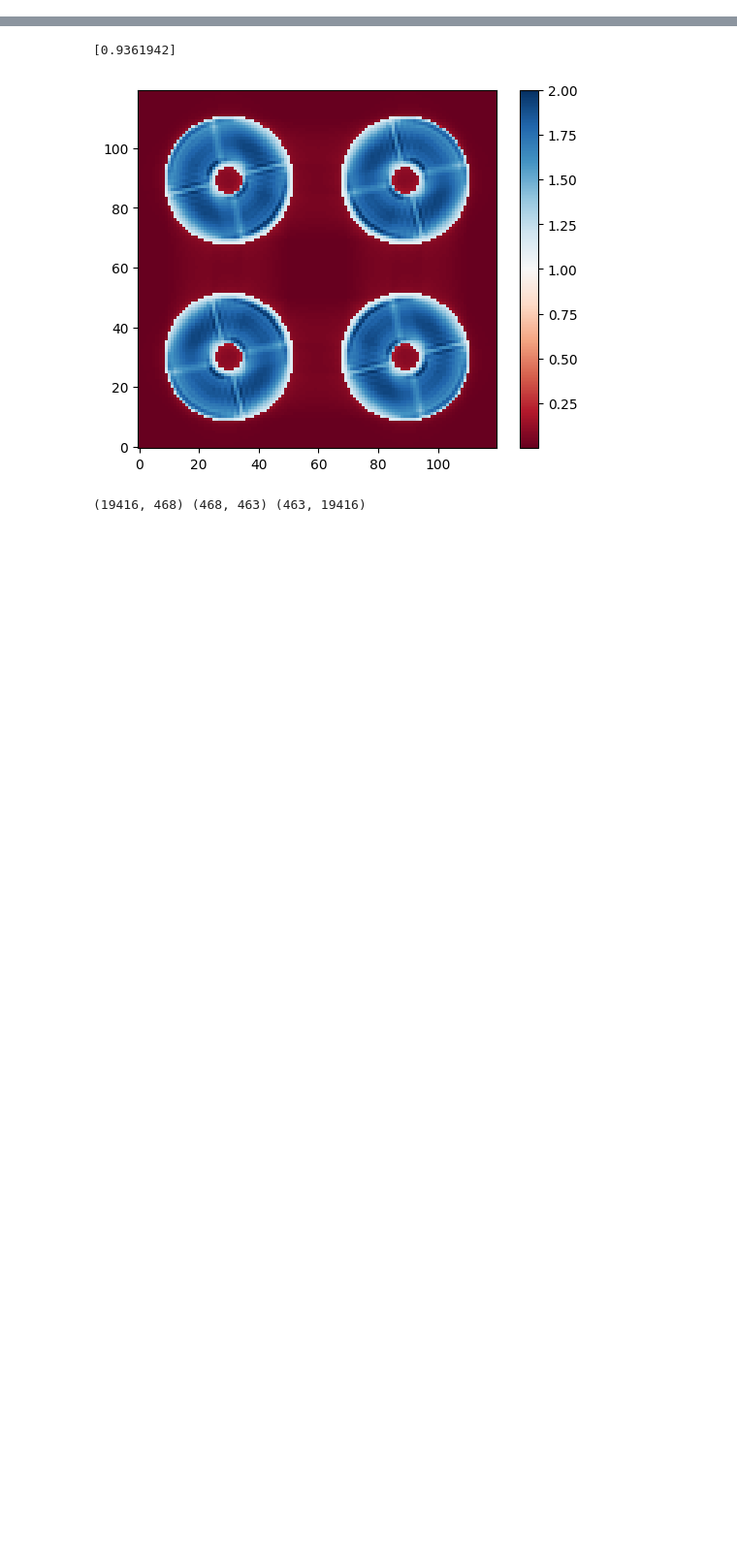
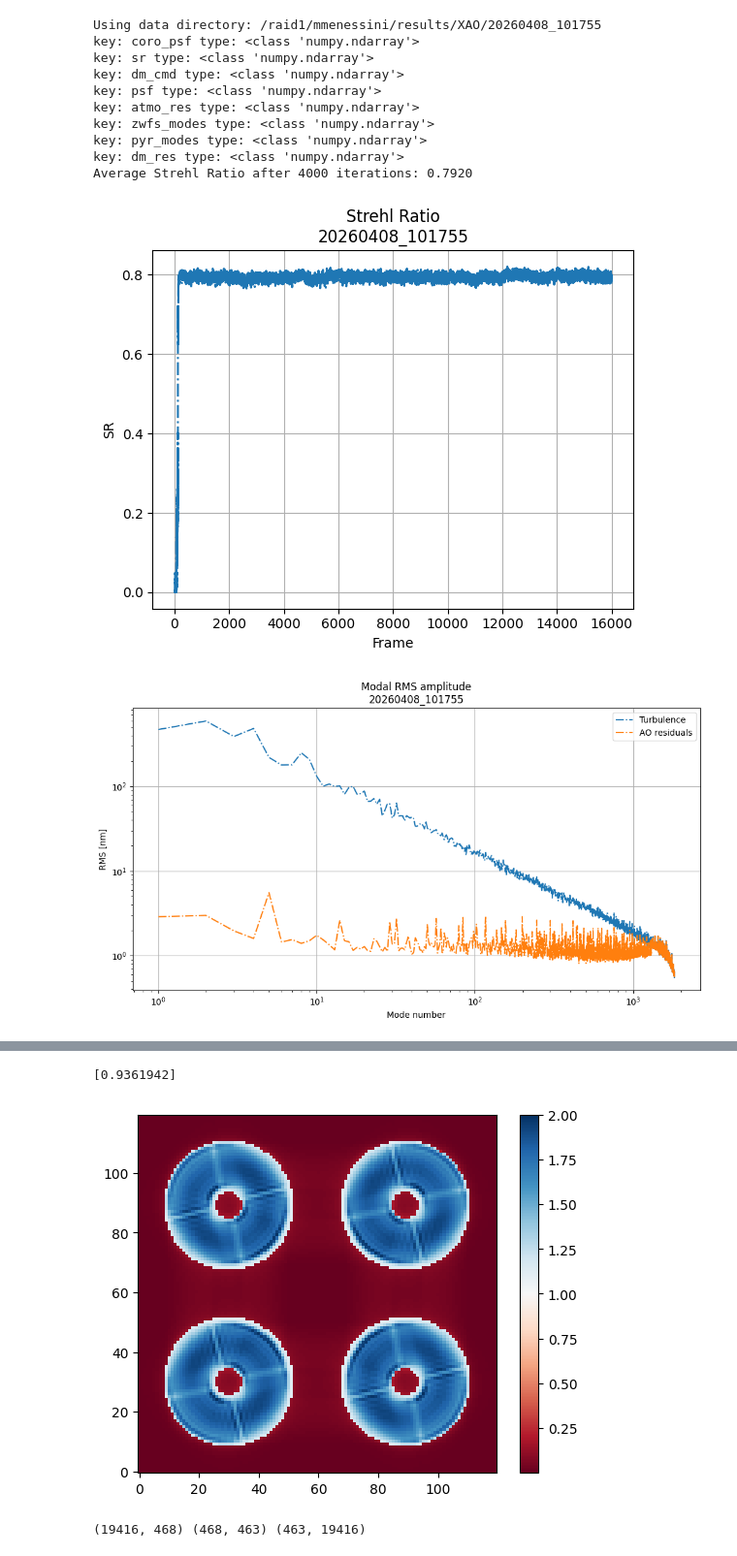
Before and after one commit to ArcetriAdaptiveOptics/SPECULA, a Jupyter notebook: config/SensorFusion/plots.ipynb, the cells around one changed output, grey strips where cells are left out. Shown at 97% size. Saved outputs shown, nothing was run; the diff lists cells and outputs as text; code cells hidden in the pictures; blank space fills up the shorter version.

```diff
--- a/config/SensorFusion/plots.ipynb
+++ b/config/SensorFusion/plots.ipynb
@@ -21,4 +23,17 @@ Default device is GPU number  0
 # %%
-# root_dir = '/raid1/mmenessini/results/XAO'
-# calib_dir = '/raid1/mmenessini/calibration/XAO'
-# plot_output_data(root_dir=root_dir,calib_dir=calib_dir)
+root_dir = '/raid1/mmenessini/results/XAO'
+calib_dir = '/raid1/mmenessini/calibration/XAO'
+plot_output_data(root_dir=root_dir,calib_dir=calib_dir)
+# %% [output]
+Using data directory: /raid1/mmenessini/results/XAO/20260408_101755
+key: coro_psf type: <class 'numpy.ndarray'>
+key: sr type: <class 'numpy.ndarray'>
+key: dm_cmd type: <class 'numpy.ndarray'>
+key: psf type: <class 'numpy.ndarray'>
+key: atmo_res type: <class 'numpy.ndarray'>
+key: zwfs_modes type: <class 'numpy.ndarray'>
+key: pyr_modes type: <class 'numpy.ndarray'>
+key: dm_res type: <class 'numpy.ndarray'>
+Average Strehl Ratio after 4000 iterations: 0.7920
+[figure, added]
+[figure, added]
```
Also changed, not shown: parts of 5 cells of this notebook, 11 other files.
